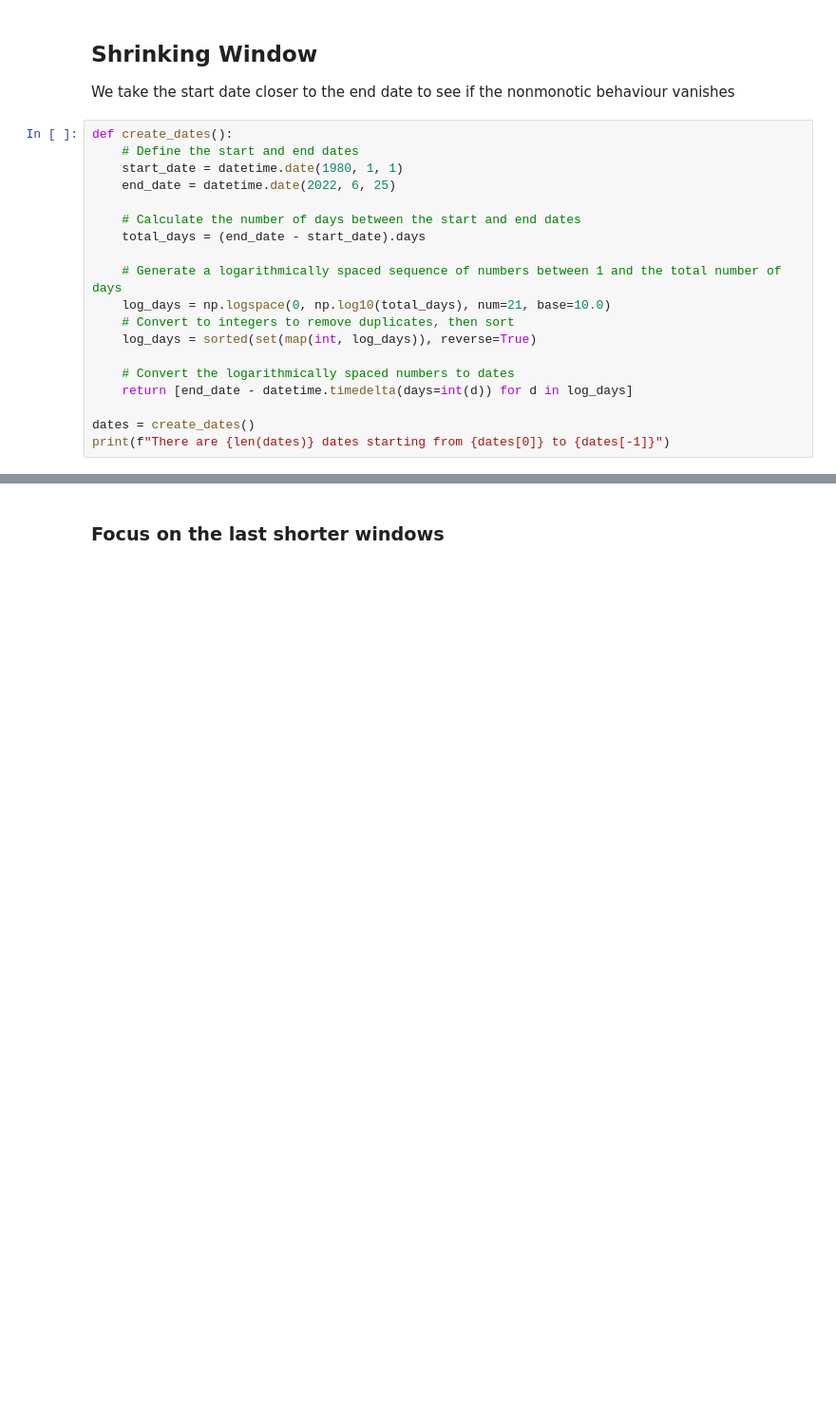
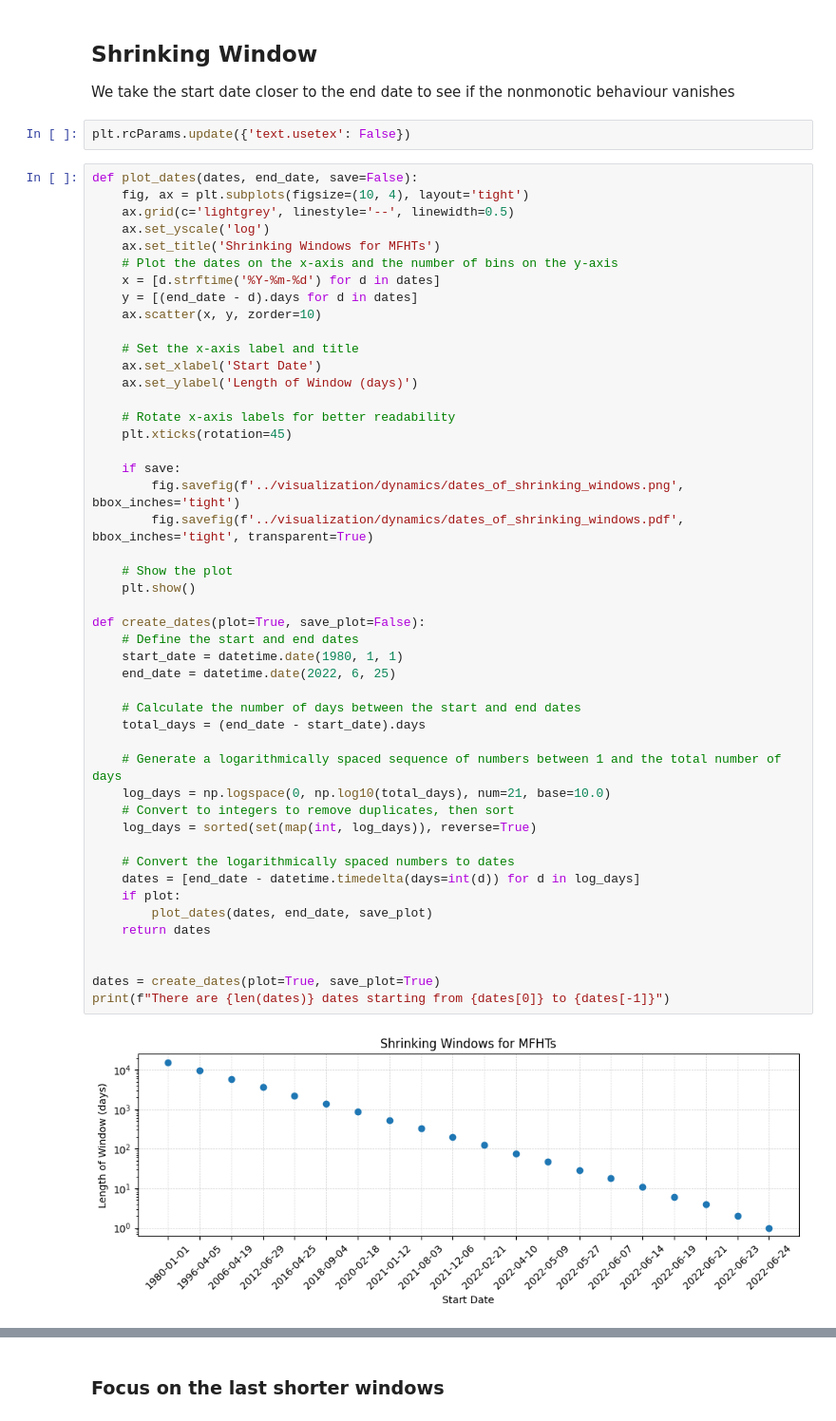
Before and after one commit to fedesss98/stabilvol, a Jupyter notebook: notebooks/12-mfht-shrinking-windows.ipynb, the cells around one changed output, grey strips where cells are left out. Shown at 95% size. Cells and saved outputs as stored; diff of their text form; blank space fills up the shorter version.

```diff
--- a/notebooks/12-mfht-shrinking-windows.ipynb
+++ b/notebooks/12-mfht-shrinking-windows.ipynb
@@ -105,22 +128,54 @@ df.head()
 # %% [markdown]
 ## Shrinking Window
 We take the start date closer to the end date to see if the nonmonotic behaviour vanishes
+# %%
+plt.rcParams.update({'text.usetex': False})
 # %%
-def create_dates():
+def plot_dates(dates, end_date, save=False):
+    fig, ax = plt.subplots(figsize=(10, 4), layout='tight')
+    ax.grid(c='lightgrey', linestyle='--', linewidth=0.5)
+    ax.set_yscale('log')
+    ax.set_title('Shrinking Windows for MFHTs')
+    # Plot the dates on the x-axis and the number of bins on the y-axis
+    x = [d.strftime('%Y-%m-%d') for d in dates]
+    y = [(end_date - d).days for d in dates]
+    ax.scatter(x, y, zorder=10)
+
+    # Set the x-axis label and title
+    ax.set_xlabel('Start Date')
+    ax.set_ylabel('Length of Window (days)')
+
+    # Rotate x-axis labels for better readability
+    plt.xticks(rotation=45)
+
+    if save:
+        fig.savefig(f'../visualization/dynamics/dates_of_shrinking_windows.png', bbox_inches='tight')
+        fig.savefig(f'../visualization/dynamics/dates_of_shrinking_windows.pdf', bbox_inches='tight', transparent=True)
+
+    # Show the plot
+    plt.show()
+
+def create_dates(plot=True, save_plot=False):
     # Define the start and end dates
     start_date = datetime.date(1980, 1, 1)
     end_date = datetime.date(2022, 6, 25)
 
     # Calculate the number of days between the start and end dates
     total_days = (end_date - start_date).days
 
     # Generate a logarithmically spaced sequence of numbers between 1 and the total number of days
     log_days = np.logspace(0, np.log10(total_days), num=21, base=10.0)
     # Convert to integers to remove duplicates, then sort
     log_days = sorted(set(map(int, log_days)), reverse=True)
 
     # Convert the logarithmically spaced numbers to dates
-    return [end_date - datetime.timedelta(days=int(d)) for d in log_days]
+    dates = [end_date - datetime.timedelta(days=int(d)) for d in log_days]
+    if plot:
+        plot_dates(dates, end_date, save_plot)
+    return dates
 
-dates = create_dates()
+
+dates = create_dates(plot=True, save_plot=True)
 print(f"There are {len(dates)} dates starting from {dates[0]} to {dates[-1]}")
+# %% [output]
+[figure, added]
```
Also changed, not shown: parts of 15 cells of this notebook, 10 other files.
